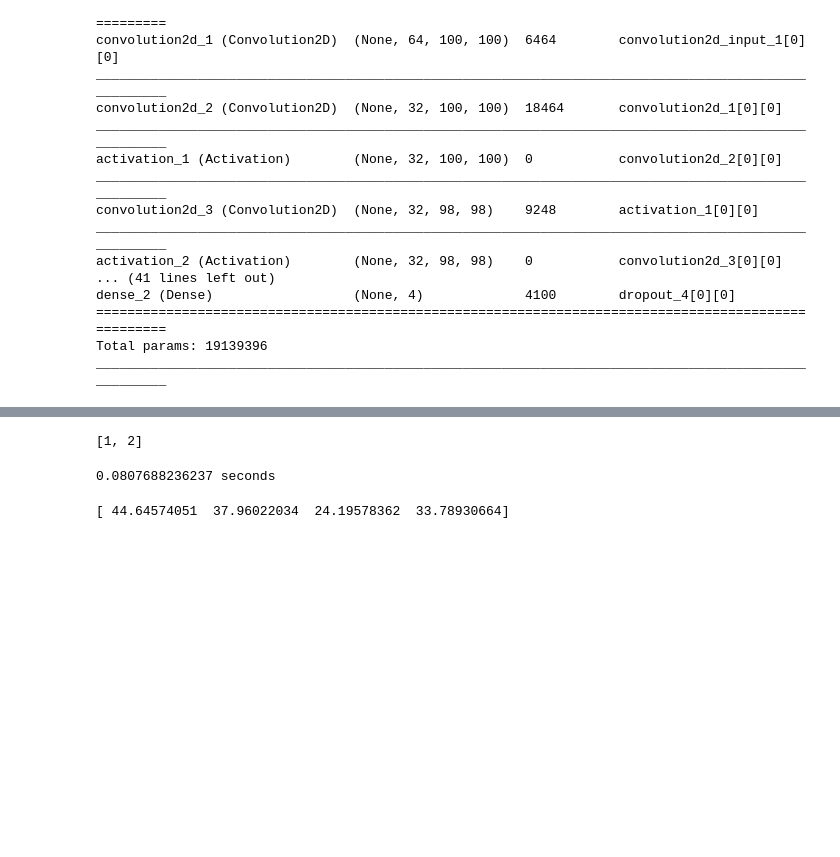
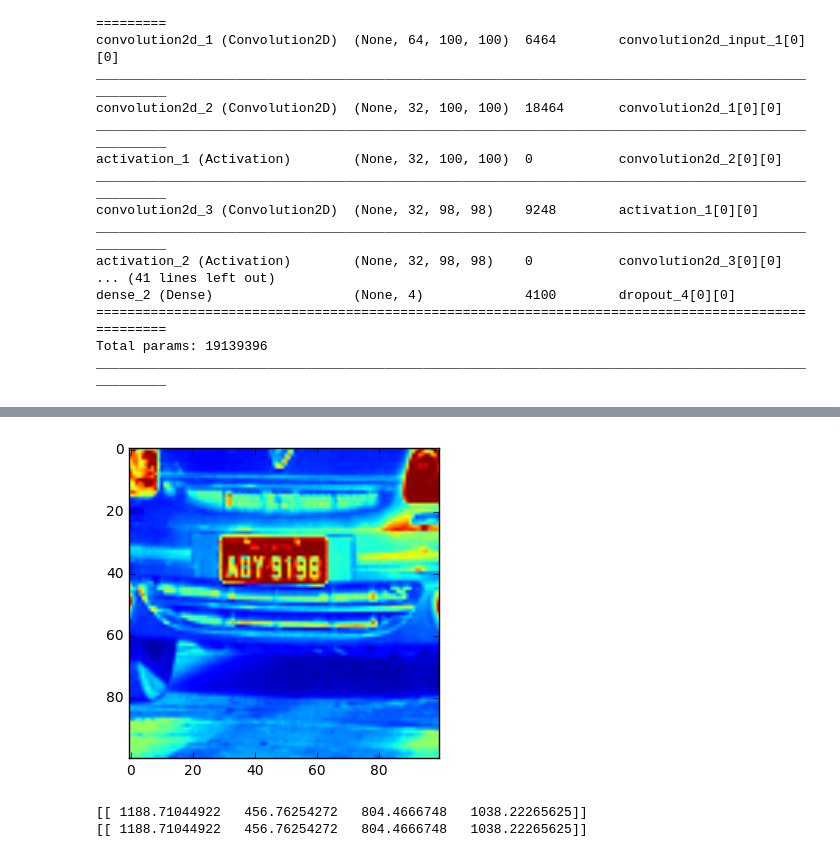
Before and after one commit to chriscanal/liscencePlateClassification, a Jupyter notebook: localizingPlates.ipynb, the cells around one changed output, grey strips where cells are left out. Drawn from its saved outputs; the diff is of its cells as text; code cells hidden in the pictures; blank space fills up the shorter version.

```diff
--- a/localizingPlates.ipynb
+++ b/localizingPlates.ipynb
@@ -141,13 +142,16 @@ dense_2 (Dense)                  (None, 4)             4100        dropout_4[0][
 ====================================================================================================
 Total params: 19139396
 ____________________________________________________________________________________________________
+# %%
+file800Epochs = '/Users/chris/Desktop/shuffle.h5'
+model.load_weights(file800Epochs)
 # %%
 #Compile the new model
 model.compile(optimizer='rmsprop',loss='mse', metrics=['accuracy'])
 # %%
 start = time.time()
 history = model.fit(X_train, Y_train,
-                    batch_size=batch_size, nb_epoch=nb_epoch,
+                    batch_size=batch_size, nb_epoch=2,
                     verbose=1, validation_data=(X_test, Y_test))
 end = time.time()
 # %% [output]
@@ -184,3 +172,36 @@ print( 'Time elapsed: ',(end - start), "seconds")
+# %%
+data = model.to_json()
+with open('/Users/chris/NortheasternClassCode/LisencePlate/lisencePlates/plateSegmentationNetwork.json', 'w') as f:
+     json.dump(data, f)
+model.save_weights('/Users/chris/NortheasternClassCode/LisencePlate/lisencePlates/plateSegmentationNetwork800.h5')
+# %%
+#funcitons used for script
+def getImage(fileName):
+    img = PIL.Image.open(fileName)                  #Opens as a color image
+    img = img.convert('L')                          #Converts color image to greyscale
+    img = img.resize((100,100), PIL.Image.ANTIALIAS)#resize to 100 by 100 for neural net
+    return np.expand_dims(np.expand_dims(np.asarray(img),axis=0), axis=0)
+
+#segmentation network
+with open('/Users/chris/NortheasternClassCode/LisencePlate/lisencePlates/plateSegmentationNetwork.json', 'r') as f:
+    segModelArchitecture = json.load(f)
+segModel = model_from_json(segModelArchitecture)
+#segModel.summary()
+
+segModelWeights = '/Users/chris/NortheasternClassCode/LisencePlate/lisencePlates/plateSegmentationNetwork800.h5'
+segModel.load_weights(segModelWeights)
+#Compile the new model
+segModel.compile(optimizer='rmsprop',loss='mse', metrics=['accuracy'])
+
+A = getImage('/Users/chris/Desktop/example4.jpg')
+plt.imshow(A[0][0])
+plt.show()
+print segModel.predict(A)
+print model.predict(A)
+# %% [output]
+[figure, added]
+[[ 1188.71044922   456.76254272   804.4666748   1038.22265625]]
+[[ 1188.71044922   456.76254272   804.4666748   1038.22265625]]
 # %%
 outPutSize = (400,400)
 orgionalSize = 100.0
@@ -223,21 +244,6 @@ def cropImage(fileName,w,h,x,y):
     img = img.resize(outPutSize, PIL.Image.ANTIALIAS)
     img = img.crop(scaleNumbers(w,h,x,y))
     img.save(newPath+fileName)
-# %%
-print [1,2]
-# %% [output]
-[1, 2]
-# %%
-start = time.time()
-prediction = model.predict(X[4])[0]
-end = time.time()
-print end-start, 'seconds'
-# %% [output]
-0.0807688236237 seconds
-# %%
-print prediction
-# %% [output]
-[ 44.64574051  37.96022034  24.19578362  33.78930664]
 # %%
 a = [0]*93
 A = np.expand_dims(imageData, axis=1)
```
Also changed, not shown: parts of 9 cells of this notebook, 7 other files.
